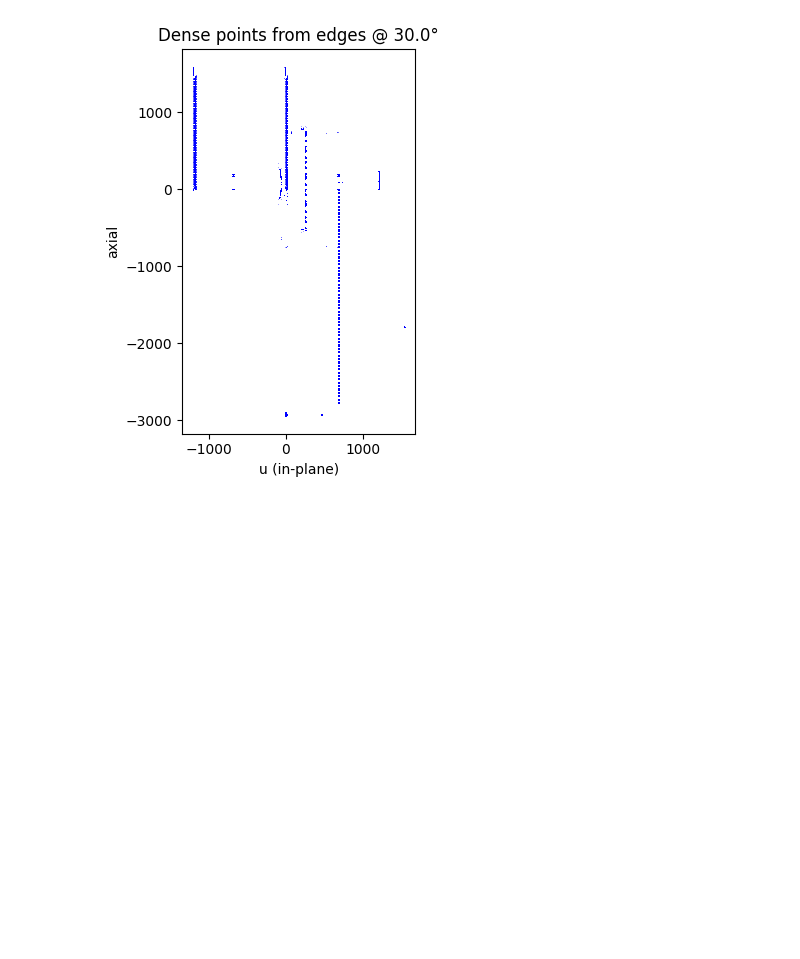
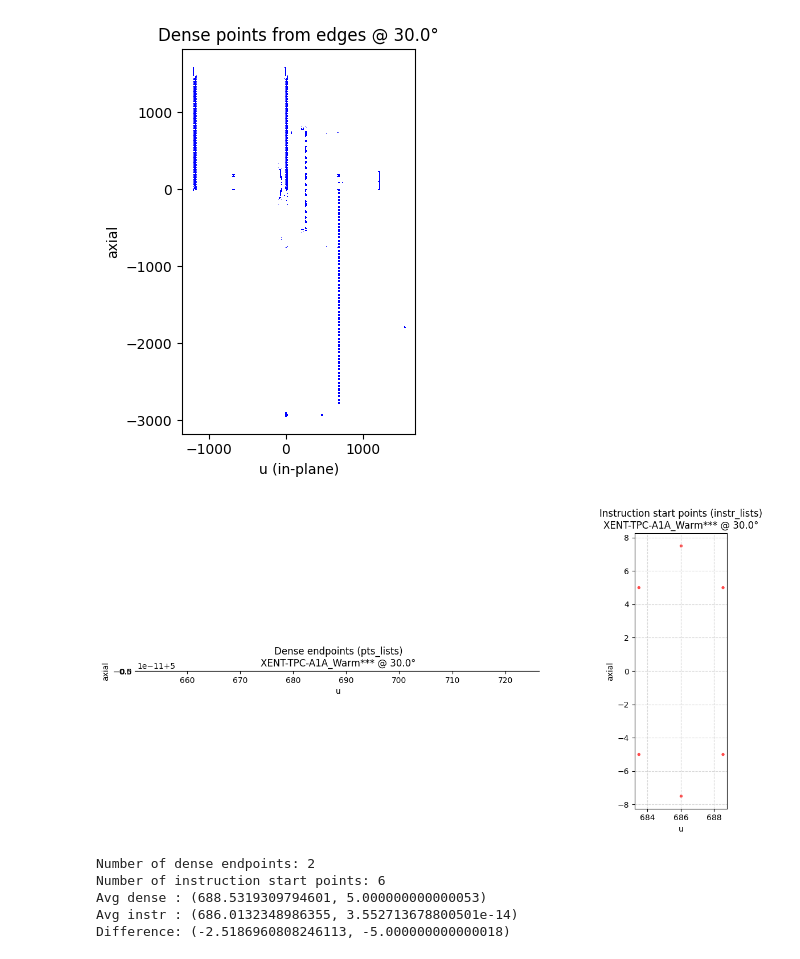
Before and after one commit to Naderschah/XEMFEM, a Jupyter notebook: geometry/createGeometryFromCAD/testing.ipynb, the cells around one changed output. Drawn from its saved outputs; the diff is of its cells as text; code cells hidden in the pictures; blank space fills up the shorter version.

```diff
--- a/geometry/createGeometryFromCAD/testing.ipynb
+++ b/geometry/createGeometryFromCAD/testing.ipynb
@@ -3003,0 +3041,11 @@ slice_out
+# %%
+slice_out = slice_csv_targets_per_angle(
+    root=root,
+    targets=targets,
+    resolved=resolved,
+    angles_deg=[30.0],           # you can add more angles
+    axis="Y",
+    origin=(0.0, 0.0, 0.0),
+    tol=1e-12,
+    deflection=1e-6               # discretisation step for dense points
+)
@@ -3003,0 +3104,9 @@ slice_out
+# %%
+plot_comparison(slice_out, angle=30.0)
+# %% [output]
+[figure, added]
+Number of dense endpoints: 2
+Number of instruction start points: 6
+Avg dense : (688.5319309794601, 5.000000000000053)
+Avg instr : (686.0132348986355, 3.552713678800501e-14)
+Difference: (-2.5186960808246113, -5.000000000000018)
```
Also changed, not shown: parts of 4 cells of this notebook, 8 other files.
